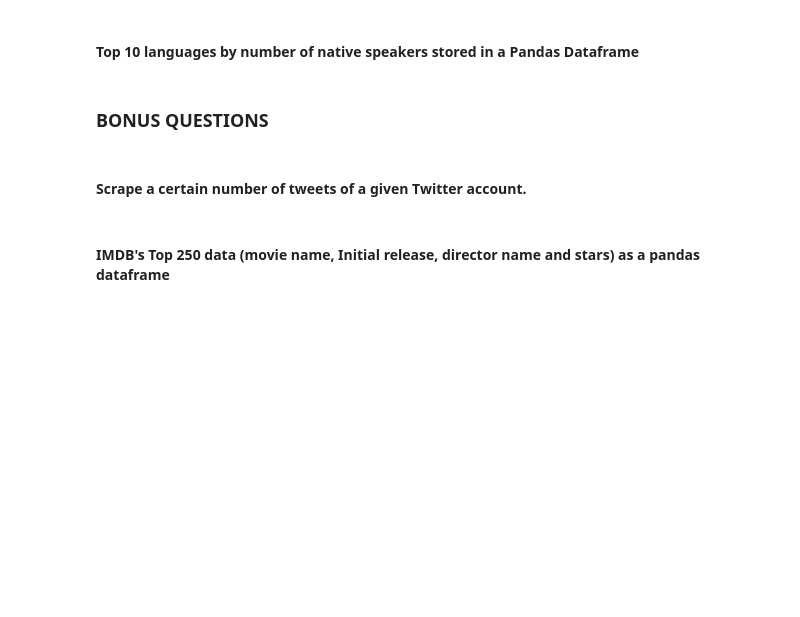
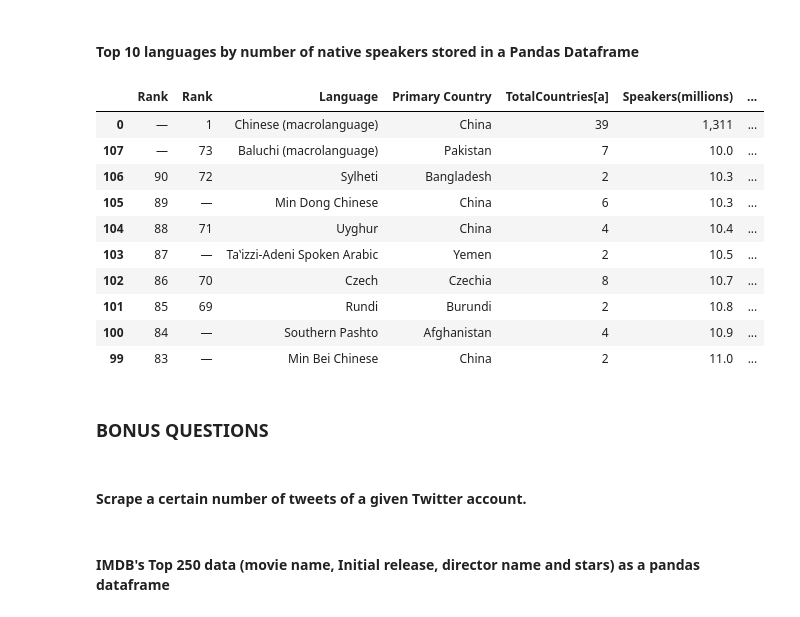
Before and after one commit to alinedebenath/ironhack-datalabs-dataparis0619-pt, a Jupyter notebook: module-1/lab-web-scraping/your-code/main.ipynb, the cells around one changed output. Cells and saved outputs as stored; diff of their text form; code cells hidden in the pictures; blank space fills up the shorter version.

```diff
--- a/module-1/lab-web-scraping/your-code/main.ipynb
+++ b/module-1/lab-web-scraping/your-code/main.ipynb
@@ -349,3 +497,27 @@ url = 'https://en.wikipedia.org/wiki/List_of_languages_by_number_of_native_speak
+# %%
+html = requests.get(url).content
+soup = BeautifulSoup(html, "lxml")
+table = soup.find('table')
+rows = table.find_all('tr')
+rows = [row.text.strip().split("\n\n") for row in rows]
+colnames = rows[0]
+data = rows[1:]
+
+df = pd.DataFrame(data, columns=colnames)
+df = df.sort_values('Speakers(millions)')
+df.head(10)
+# %% [output]
+|  | Rank | Rank | Language | Primary Country | TotalCountries[a] | Speakers(millions) | ... |
+| 0 | — | 1 | Chinese (macrolanguage) | China | 39 | 1,311 | ... |
+| 107 | — | 73 | Baluchi (macrolanguage) | Pakistan | 7 | 10.0 | ... |
+| 106 | 90 | 72 | Sylheti | Bangladesh | 2 | 10.3 | ... |
+| 105 | 89 | — | Min Dong Chinese | China | 6 | 10.3 | ... |
+| 104 | 88 | 71 | Uyghur | China | 4 | 10.4 | ... |
+| 103 | 87 | — | Taʽizzi-Adeni Spoken Arabic | Yemen | 2 | 10.5 | ... |
+| 102 | 86 | 70 | Czech | Czechia | 8 | 10.7 | ... |
+| 101 | 85 | 69 | Rundi | Burundi | 2 | 10.8 | ... |
+| 100 | 84 | — | Southern Pashto | Afghanistan | 4 | 10.9 | ... |
+| 99 | 83 | — | Min Bei Chinese | China | 2 | 11.0 | ... |
 # %% [markdown]
 ### BONUS QUESTIONS
 # %% [markdown]
```
Also changed, not shown: parts of 32 cells of this notebook, 1 other file.
